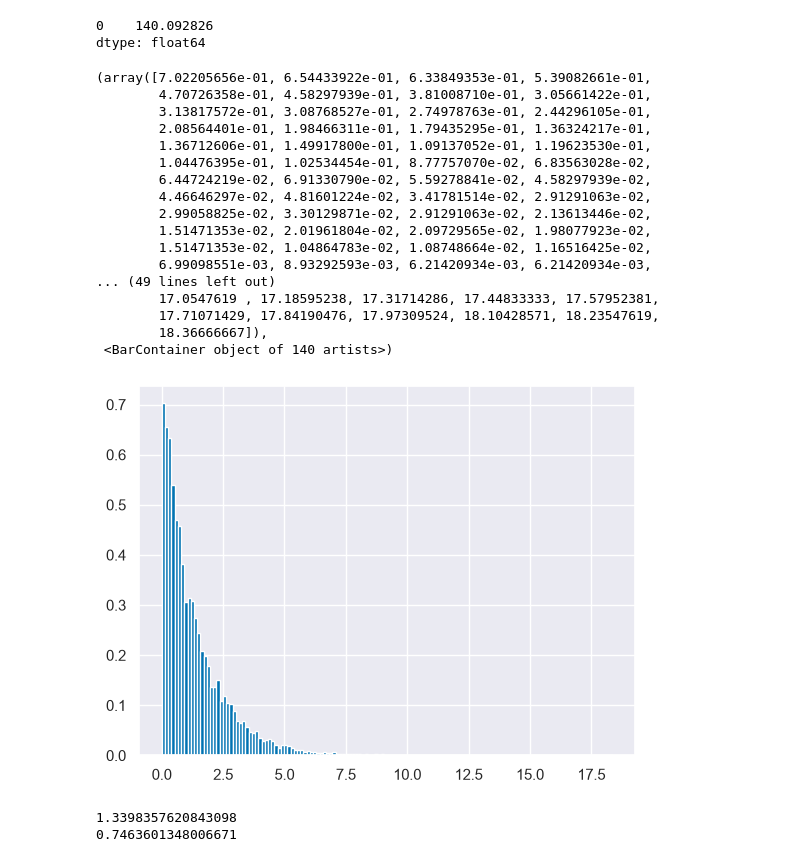
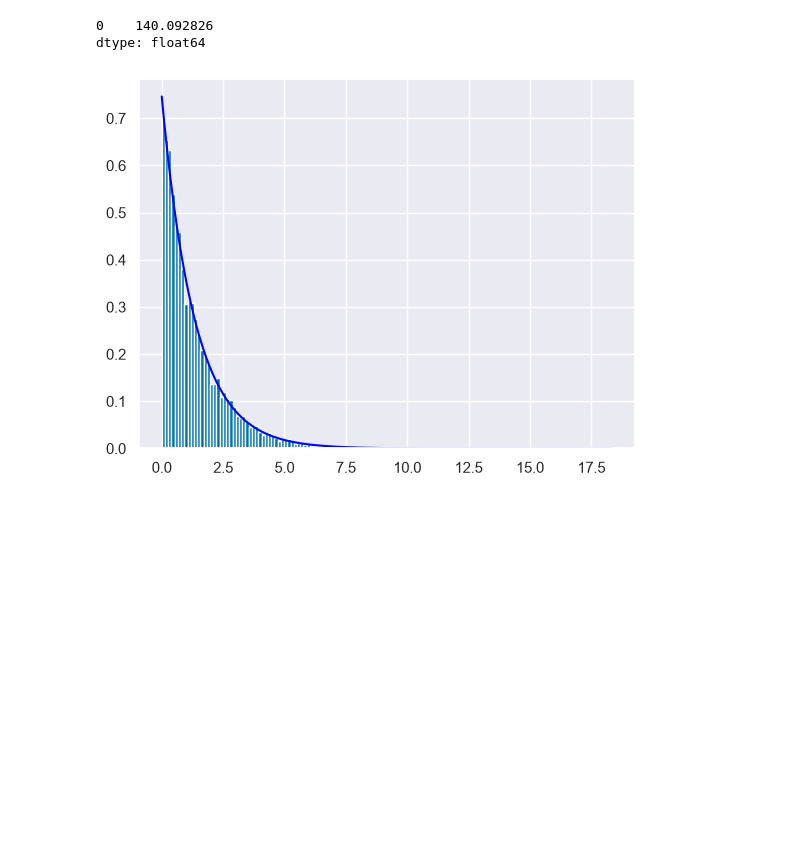
Before and after one commit to catherinekasia/simulation, a Jupyter notebook: section 2/vesselarrival.ipynb, the cells around one changed output. Drawn from its saved outputs; the diff is of its cells as text; code cells hidden in the pictures; blank space fills up the shorter version.

```diff
--- a/section 2/vesselarrival.ipynb
+++ b/section 2/vesselarrival.ipynb
@@ -371,33 +300,15 @@ print((inter_df.count())**0.5)
 dtype: float64
 # %%
 bin = (inter_df.count())**0.5
+estlambda = 1/samplemean
+#figure out rest later
 plt.figure()
 plt.hist(inter_arrival_times, bins = 140, rwidth = 10, density = True)
+fitExpDist = stats.expon(scale = 1/estlambda)
+xs = np.arange(min(inter_arrival_times), max(inter_arrival_times), 0.1)
+ys = fitExpDist.pdf(xs)
+plt.plot(xs, ys, color = 'blue')
+plt.set_axes
+plt.show()
 # %% [output]
-(array([7.02205656e-01, 6.54433922e-01, 6.33849353e-01, 5.39082661e-01,
-        4.70726358e-01, 4.58297939e-01, 3.81008710e-01, 3.05661422e-01,
-        3.13817572e-01, 3.08768527e-01, 2.74978763e-01, 2.44296105e-01,
-        2.08564401e-01, 1.98466311e-01, 1.79435295e-01, 1.36324217e-01,
-        1.36712606e-01, 1.49917800e-01, 1.09137052e-01, 1.19623530e-01,
-        1.04476395e-01, 1.02534454e-01, 8.77757070e-02, 6.83563028e-02,
-        6.44724219e-02, 6.91330790e-02, 5.59278841e-02, 4.58297939e-02,
-        4.46646297e-02, 4.81601224e-02, 3.41781514e-02, 2.91291063e-02,
-        2.99058825e-02, 3.30129871e-02, 2.91291063e-02, 2.13613446e-02,
-        1.51471353e-02, 2.01961804e-02, 2.09729565e-02, 1.98077923e-02,
-        1.51471353e-02, 1.04864783e-02, 1.08748664e-02, 1.16516425e-02,
-        6.99098551e-03, 8.93292593e-03, 6.21420934e-03, 6.21420934e-03,
-... (49 lines left out)
-        17.0547619 , 17.18595238, 17.31714286, 17.44833333, 17.57952381,
-        17.71071429, 17.84190476, 17.97309524, 18.10428571, 18.23547619,
-        18.36666667]),
- <BarContainer object of 140 artists>)
-[figure, old version]
+[figure, new version]
-# %%
-samplemean = mean(inter_arrival_times)
-print(samplemean)
-print(1/samplemean)
-
-#param = 0.746
-# %% [output]
-1.3398357620843098
-0.7463601348006671
```
Also changed, not shown: parts of 12 cells of this notebook, 1 other file.
